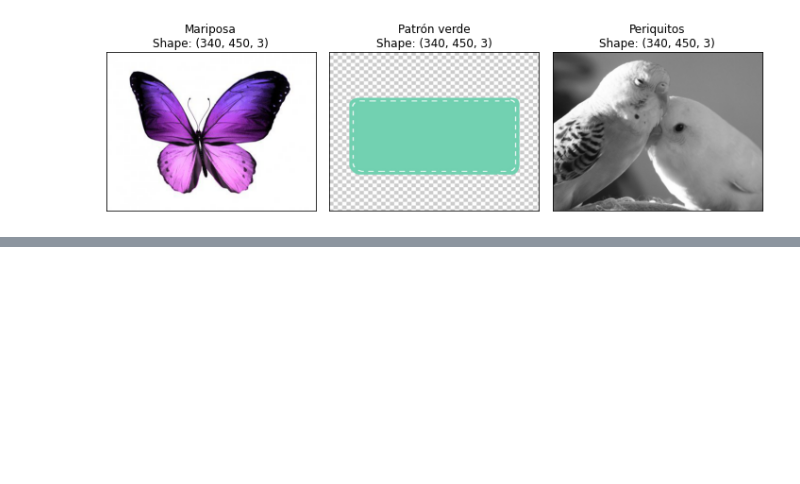
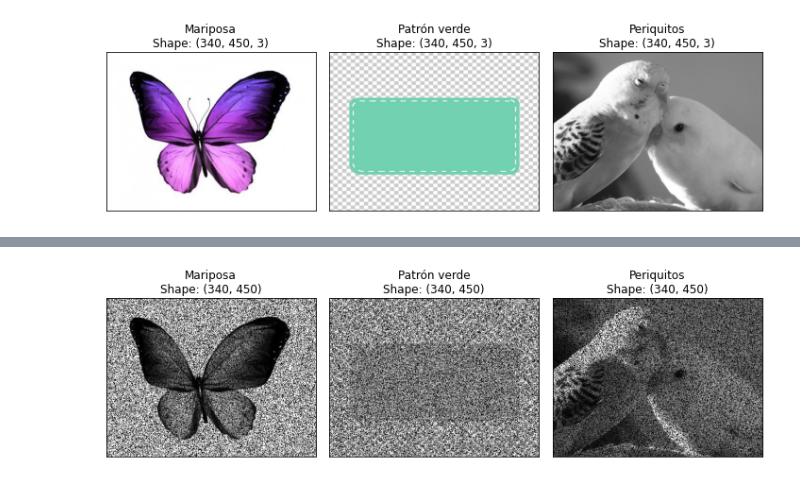
Before and after one commit to JonathanMartignon/LicenciaturaCienciaDeDatos, a Jupyter notebook: Computacion_Estadistica/Proyecto/Proyecto_Martiñon.ipynb, the cells around one changed output, grey strips where cells are left out. Cells and saved outputs as stored; diff of their text form; code cells hidden in the pictures; blank space fills up the shorter version.

```diff
--- a/Computacion_Estadistica/Proyecto/Proyecto_Martiñon.ipynb
+++ b/Computacion_Estadistica/Proyecto/Proyecto_Martiñon.ipynb
@@ -275,0 +346,21 @@ plt.show()
+# %%
+butter_resize_gray_noise = agrega_ruido(butter_resize_gray)
+pattern_resize_gray_noise = agrega_ruido(pattern_resize_gray,porcentaje=50.0)
+periquitos_resize_gray_noise = agrega_ruido(periquitos_resize_gray,porcentaje=50.0)
+# %%
+plt.figure(figsize=(10,5))
+
+plt.subplot(1,3,1)
+muestra_imagen(imagen = butter_resize_gray_noise, title = "Mariposa")
+
+plt.subplot(1,3,2)
+muestra_imagen(imagen = pattern_resize_gray_noise, title = "Patrón verde")
+
+plt.subplot(1,3,3)
+muestra_imagen(imagen = periquitos_resize_gray_noise, title = "Periquitos")
+
+plt.tight_layout()
+# plt.savefig("./Ruido_25_per.png",format="png",bbox_inches='tight')
+plt.show()
+# %% [output]
+[figure, added]
```
Also changed, not shown: parts of 22 cells of this notebook.
